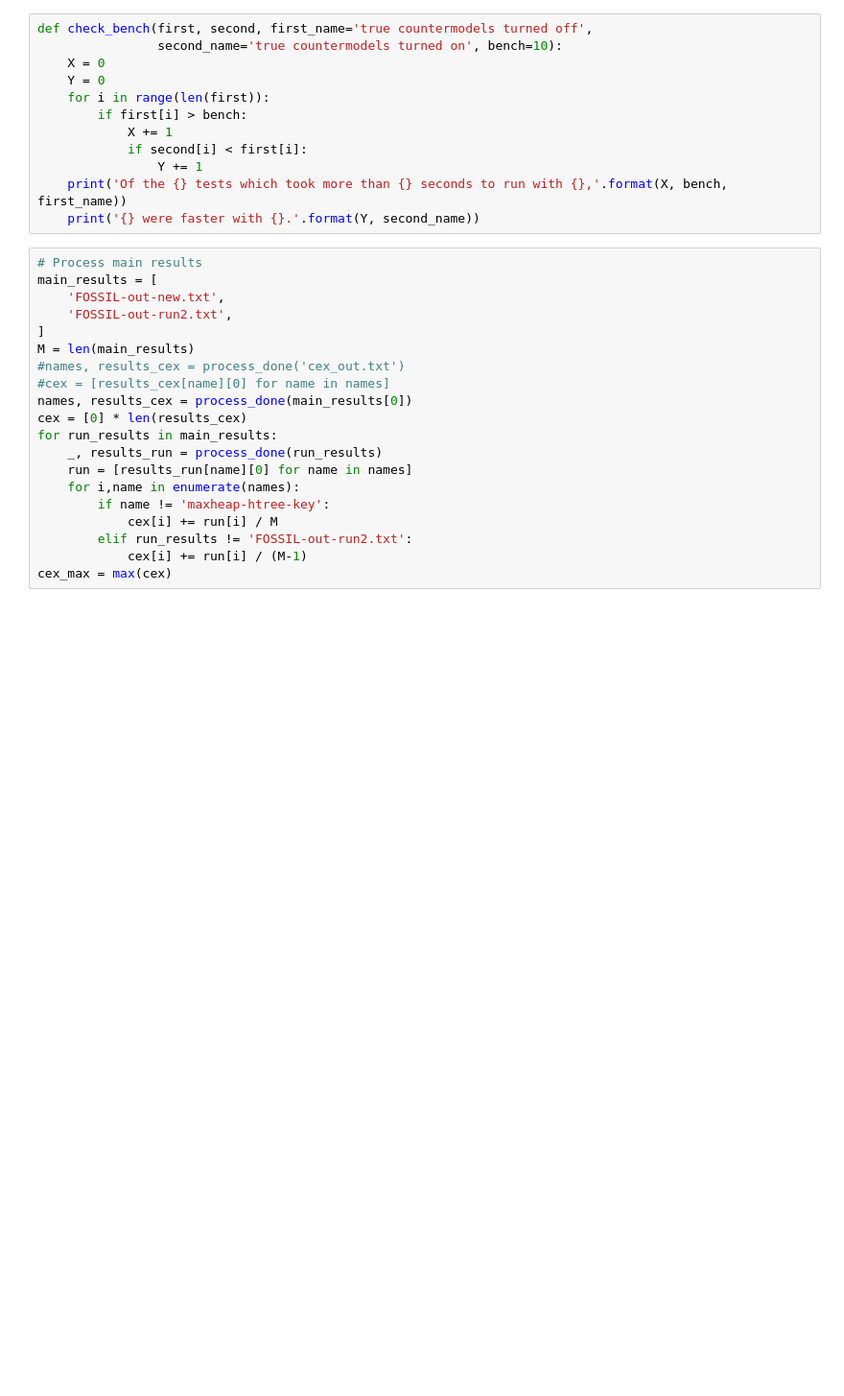
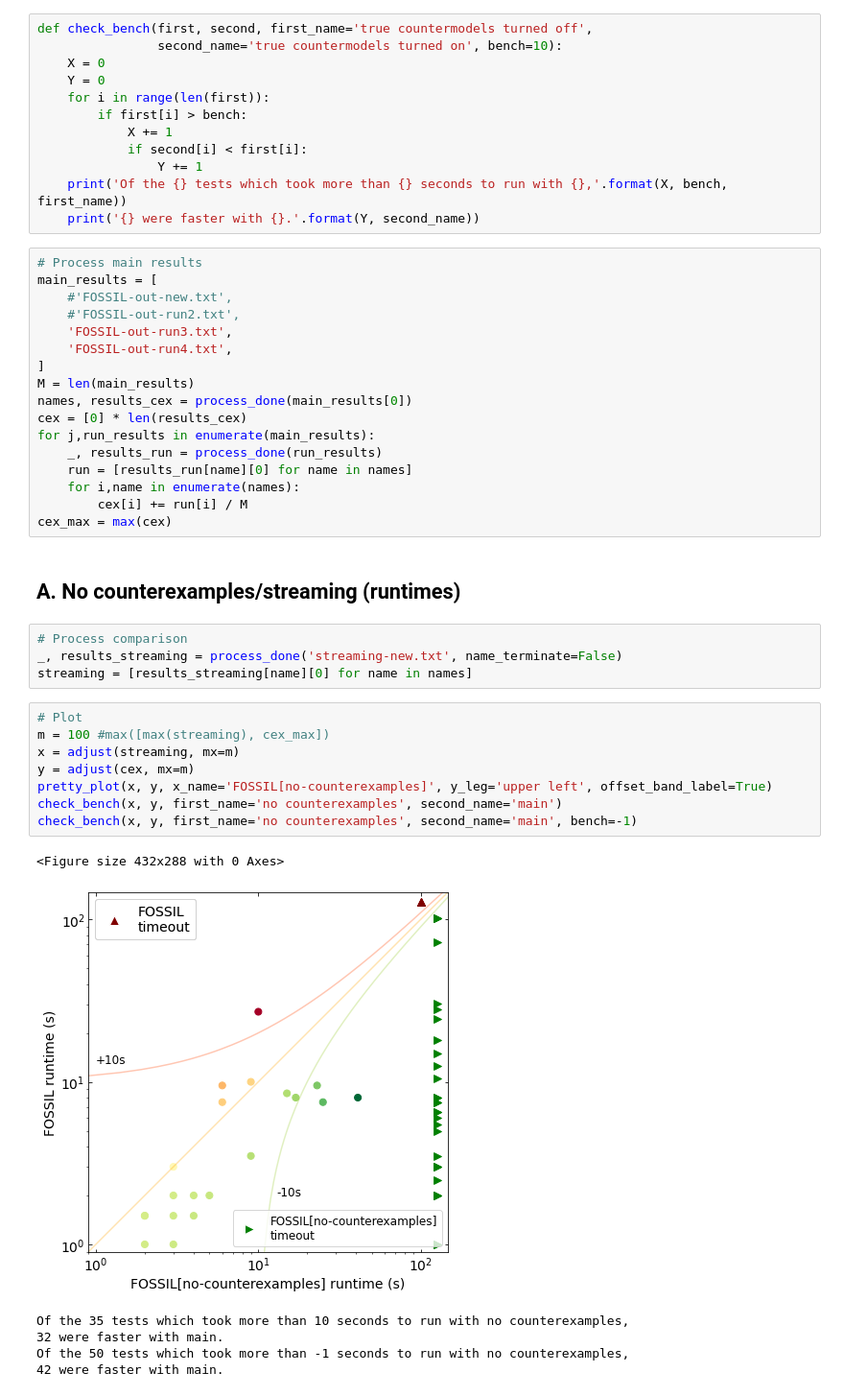
Before and after one commit to muraliadithya/FOSSIL, a Jupyter notebook: plotting/plotter.ipynb, the cells around one changed output. Shown at 96% size. Drawn from its saved outputs; the diff is of its cells as text; blank space fills up the shorter version.

```diff
--- a/plotting/plotter.ipynb
+++ b/plotting/plotter.ipynb
@@ -15,20 +18,38 @@ def check_bench(first, second, first_name='true countermodels turned off',
 # %%
 # Process main results
 main_results = [
-    'FOSSIL-out-new.txt',
-    'FOSSIL-out-run2.txt',
+    #'FOSSIL-out-new.txt',
+    #'FOSSIL-out-run2.txt',
+    'FOSSIL-out-run3.txt',
+    'FOSSIL-out-run4.txt',
 ]
 M = len(main_results)
-#names, results_cex = process_done('cex_out.txt')
-#cex = [results_cex[name][0] for name in names]
 names, results_cex = process_done(main_results[0])
 cex = [0] * len(results_cex)
-for run_results in main_results:
+for j,run_results in enumerate(main_results):
     _, results_run = process_done(run_results)
     run = [results_run[name][0] for name in names]
     for i,name in enumerate(names):
-        if name != 'maxheap-htree-key':
-            cex[i] += run[i] / M
-        elif run_results != 'FOSSIL-out-run2.txt':
-            cex[i] += run[i] / (M-1)
+        cex[i] += run[i] / M
 cex_max = max(cex)
+# %% [markdown]
+## A. No counterexamples/streaming (runtimes)
+# %%
+# Process comparison
+_, results_streaming = process_done('streaming-new.txt', name_terminate=False)
+streaming = [results_streaming[name][0] for name in names]
+# %%
+# Plot
+m = 100 #max([max(streaming), cex_max])
+x = adjust(streaming, mx=m)
+y = adjust(cex, mx=m)
+pretty_plot(x, y, x_name='FOSSIL[no-counterexamples]', y_leg='upper left', offset_band_label=True)
+check_bench(x, y, first_name='no counterexamples', second_name='main')
+check_bench(x, y, first_name='no counterexamples', second_name='main', bench=-1)
+# %% [output]
+<Figure size 432x288 with 0 Axes>
+[figure, added]
+Of the 35 tests which took more than 10 seconds to run with no counterexamples,
+32 were faster with main.
+Of the 50 tests which took more than -1 seconds to run with no counterexamples,
+42 were faster with main.
```
Also changed, not shown: parts of 18 cells of this notebook, 21 other files.
